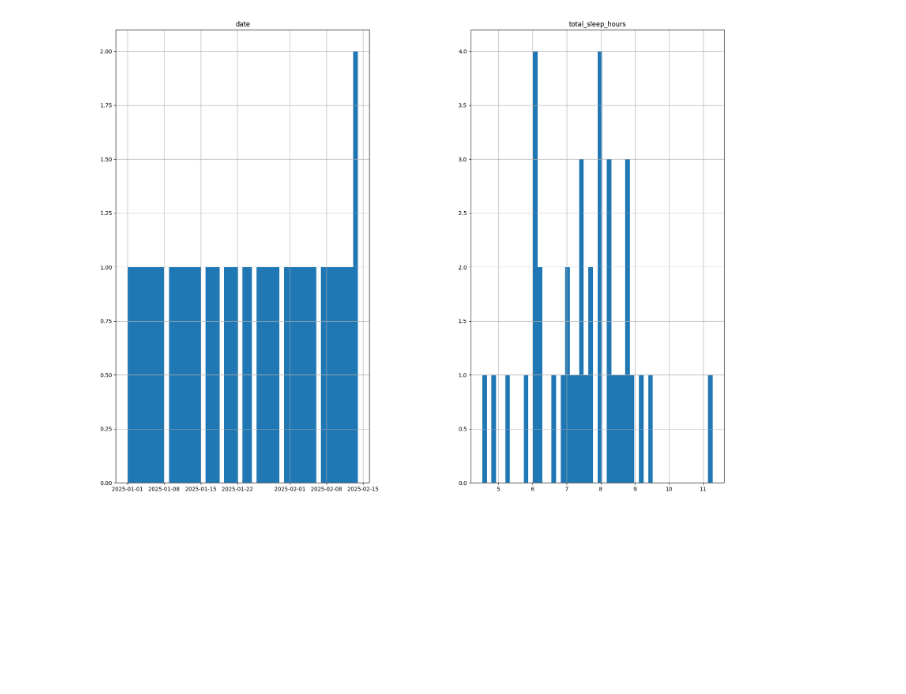
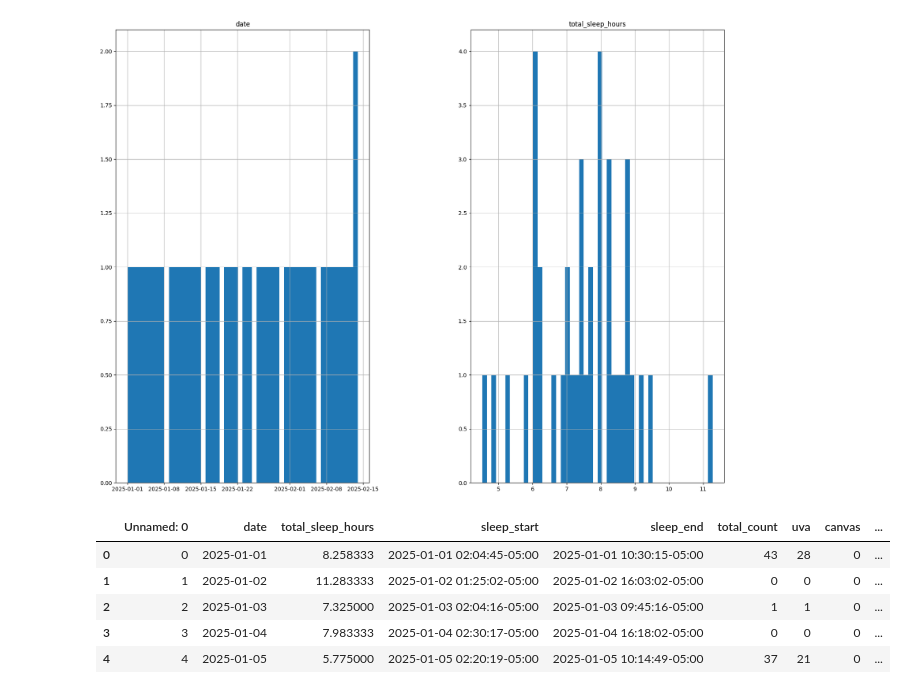
Before and after one commit to elaine-zhang12/google_takeout_sleep, a Jupyter notebook: regression_analysis.ipynb, the cells around one changed output. Saved outputs shown, nothing was run; the diff lists cells and outputs as text; code cells hidden in the pictures; blank space fills up the shorter version.

```diff
--- a/regression_analysis.ipynb
+++ b/regression_analysis.ipynb
@@ -143,3 +143,13 @@ plt.subplots_adjust(wspace=0.4,hspace=0.6)
 plt.show()
 # %% [output]
 [figure]
+# %%
+df = pd.read_csv('cheryl_data.csv')
+df.head()
+# %% [output]
+|  | Unnamed: 0 | date | total_sleep_hours | sleep_start | sleep_end | total_count | uva | canvas | ... |
+| 0 | 0 | 2025-01-01 | 8.258333 | 2025-01-01 02:04:45-05:00 | 2025-01-01 10:30:15-05:00 | 43 | 28 | 0 | ... |
+| 1 | 1 | 2025-01-02 | 11.283333 | 2025-01-02 01:25:02-05:00 | 2025-01-02 16:03:02-05:00 | 0 | 0 | 0 | ... |
+| 2 | 2 | 2025-01-03 | 7.325000 | 2025-01-03 02:04:16-05:00 | 2025-01-03 09:45:16-05:00 | 1 | 1 | 0 | ... |
+| 3 | 3 | 2025-01-04 | 7.983333 | 2025-01-04 02:30:17-05:00 | 2025-01-04 16:18:02-05:00 | 0 | 0 | 0 | ... |
+| 4 | 4 | 2025-01-05 | 5.775000 | 2025-01-05 02:20:19-05:00 | 2025-01-05 10:14:49-05:00 | 37 | 21 | 0 | ... |
```
Also changed, not shown: parts of 14 cells of this notebook.
